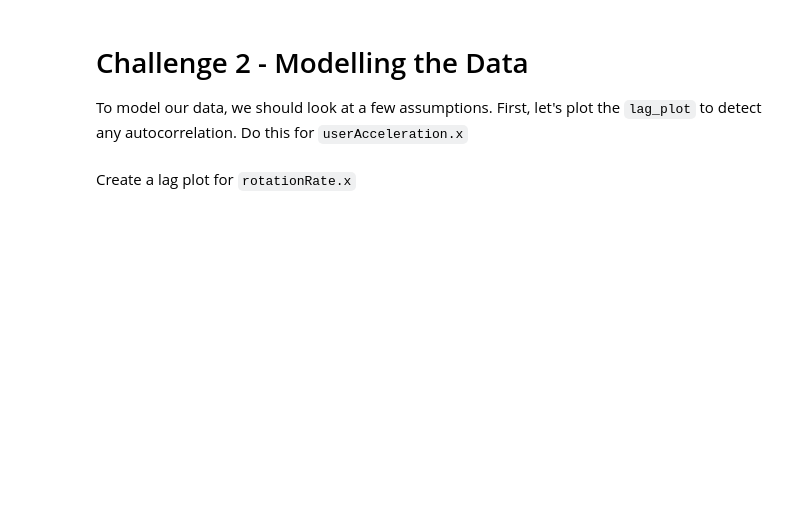
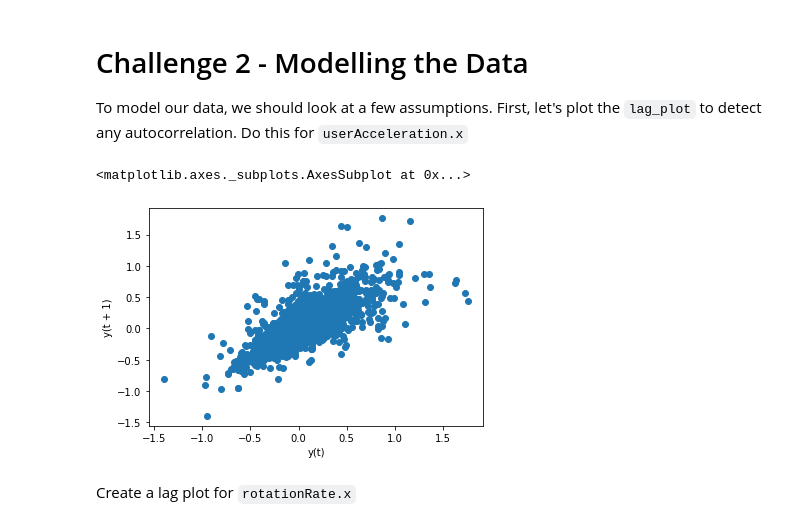
Before and after one commit to ironhack-datalabs/datamad0320, a Jupyter notebook: module-2/lab-time-series/your-code/main.ipynb, the cells around one changed output. Cells and saved outputs as stored; diff of their text form; code cells hidden in the pictures; blank space fills up the shorter version.

```diff
--- a/module-2/lab-time-series/your-code/main.ipynb
+++ b/module-2/lab-time-series/your-code/main.ipynb
@@ -55,3 +104,9 @@ To model our data, we should look at a few assumptions. First, let's plot the `l
+# %%
+# Your code here:pandas.plotting.lag_plot(series, lag=1, ax=None, **kwds)
+pd.plotting.lag_plot(sensor["userAcceleration.x"])
+# %% [output]
+<matplotlib.axes._subplots.AxesSubplot at 0x...>
+[figure, added]
 # %% [markdown]
 Create a lag plot for `rotationRate.x`
 # %%
```
Also changed, not shown: parts of 24 cells of this notebook.
